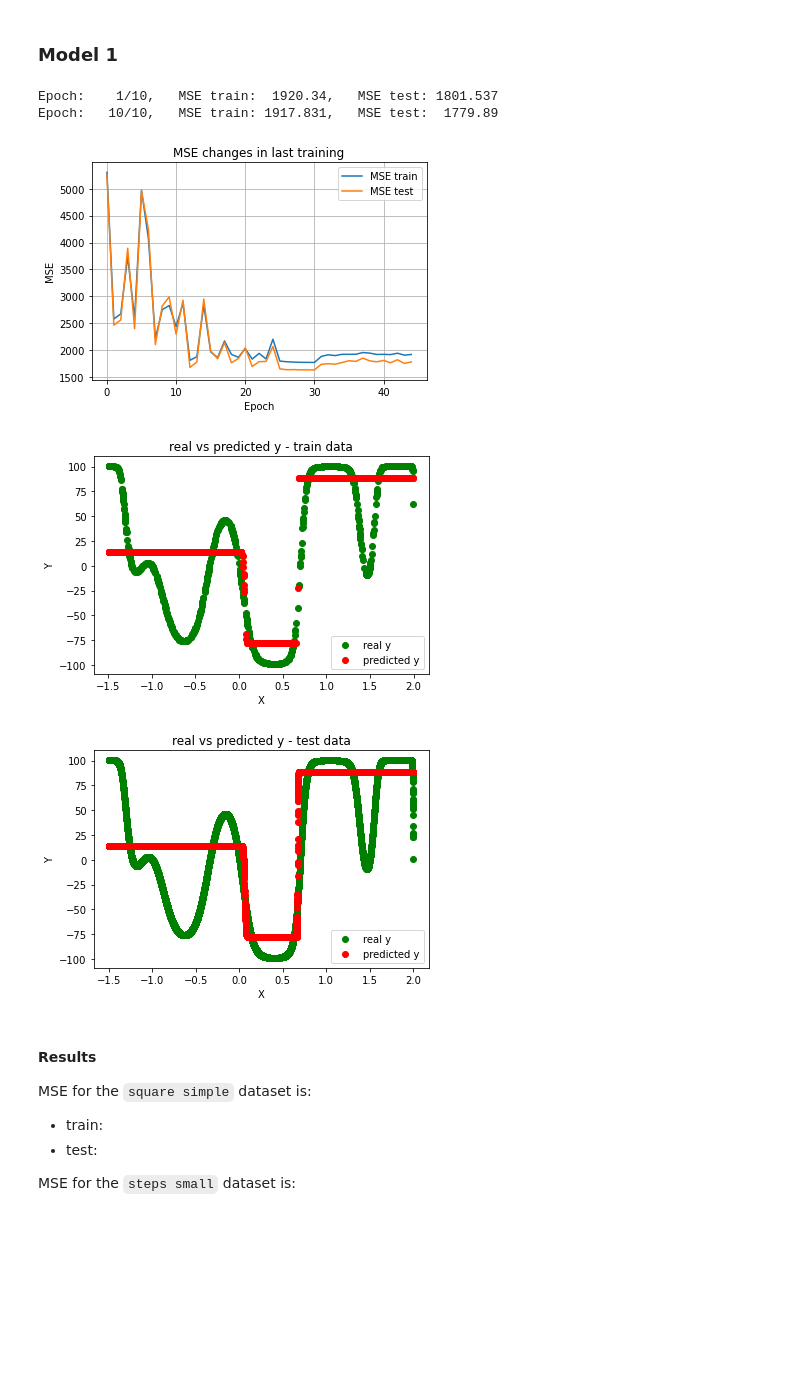
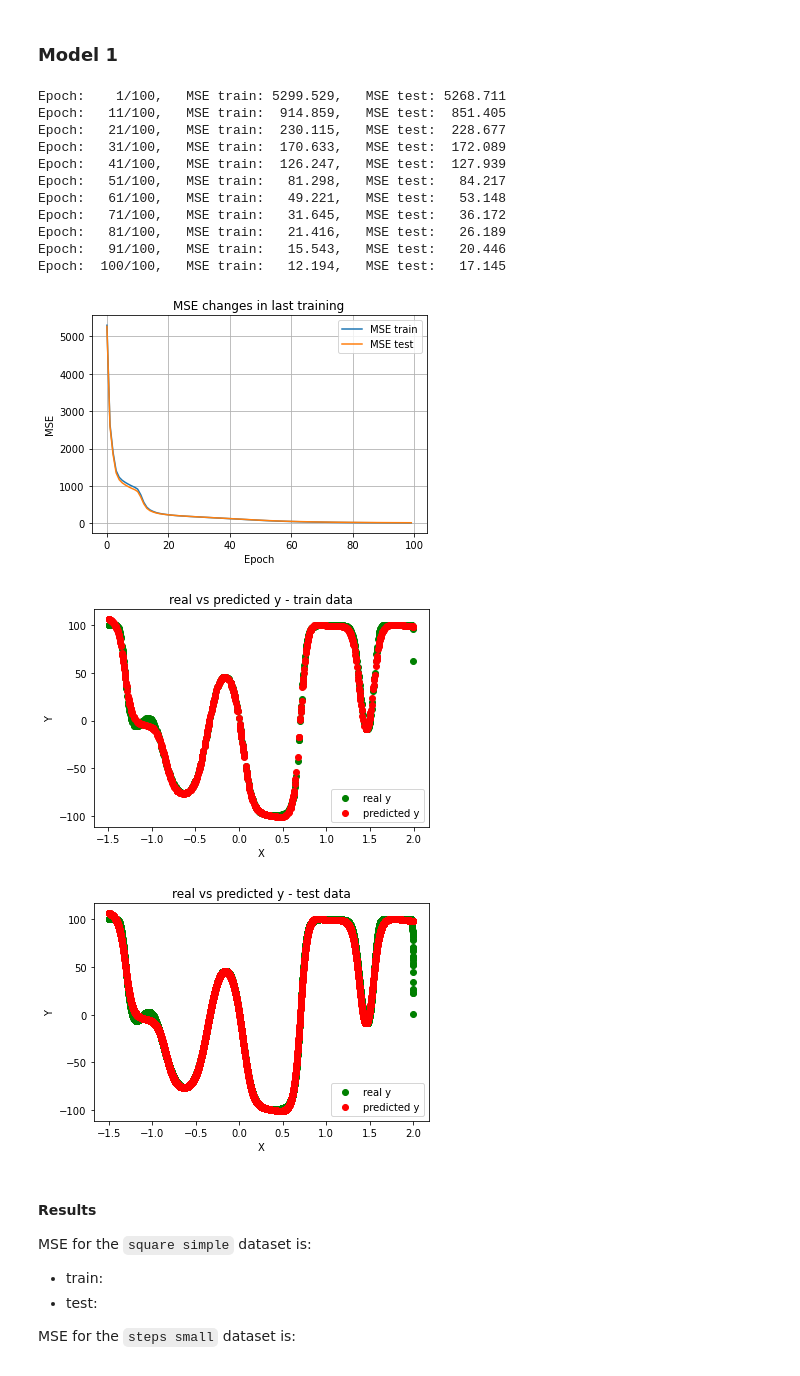
Before and after one commit to mstaczek/miowad, a Jupyter notebook: lab2.ipynb, the cells around one changed output. Drawn from its saved outputs; the diff is of its cells as text; code cells hidden in the pictures; blank space fills up the shorter version.

```diff
--- a/lab2.ipynb
+++ b/lab2.ipynb
@@ -179,33 +183,42 @@ y_test = [[y] for y in df_test.loc[:,"y"]]
 # %%
 net2 = NeuralNetwork()
 net2.add(Layer(neurons_count=1, add_bias=True))
-net2.add(Layer(neurons_count=10, activation_fun='sigmoid', add_bias=True))
+net2.add(Layer(neurons_count=100, activation_fun='sigmoid', add_bias=True))
 net2.add(Layer(neurons_count=1, activation_fun='linear', add_bias=False))
 # %%
-net2.train(x_train, y_train,x_test,y_test, epochs=10, learning_rate=0.03, batch_size=5)
+net2.train(x_train, y_train,x_test,y_test, epochs=100, learning_rate=0.003, batch_size=1)
 net2.plot_training_history()
 import matplotlib.pyplot as plt
 plt.scatter(x_train, y_train, color="green",label="real y")
 plt.scatter(x_train, net2.predict(x_train), color="red",label="predicted y")
 plt.legend()
 plt.xlabel("X")
 plt.ylabel("Y")
 plt.title("real vs predicted y - train data")
 plt.show()
 
 plt.scatter(x_test, y_test, color="green",label="real y")
 plt.scatter(x_test, net2.predict(x_test), color="red",label="predicted y")
 plt.legend()
 plt.xlabel("X")
 plt.ylabel("Y")
 plt.title("real vs predicted y - test data")
 plt.show()
 # %% [output]
-Epoch:    1/10,   MSE train:  1920.34,   MSE test: 1801.537
-Epoch:   10/10,   MSE train: 1917.831,   MSE test:  1779.89
+Epoch:    1/100,   MSE train: 5299.529,   MSE test: 5268.711
+Epoch:   11/100,   MSE train:  914.859,   MSE test:  851.405
+Epoch:   21/100,   MSE train:  230.115,   MSE test:  228.677
+Epoch:   31/100,   MSE train:  170.633,   MSE test:  172.089
+Epoch:   41/100,   MSE train:  126.247,   MSE test:  127.939
+Epoch:   51/100,   MSE train:   81.298,   MSE test:   84.217
+Epoch:   61/100,   MSE train:   49.221,   MSE test:   53.148
+Epoch:   71/100,   MSE train:   31.645,   MSE test:   36.172
+Epoch:   81/100,   MSE train:   21.416,   MSE test:   26.189
+Epoch:   91/100,   MSE train:   15.543,   MSE test:   20.446
+Epoch:  100/100,   MSE train:   12.194,   MSE test:   17.145
-[figure, old version]
+[figure, new version]
-[figure, old version]
+[figure, new version]
-[figure, old version]
+[figure, new version]
 # %% [markdown]
 #### Results
 
```
Also changed, not shown: parts of 5 cells of this notebook.
